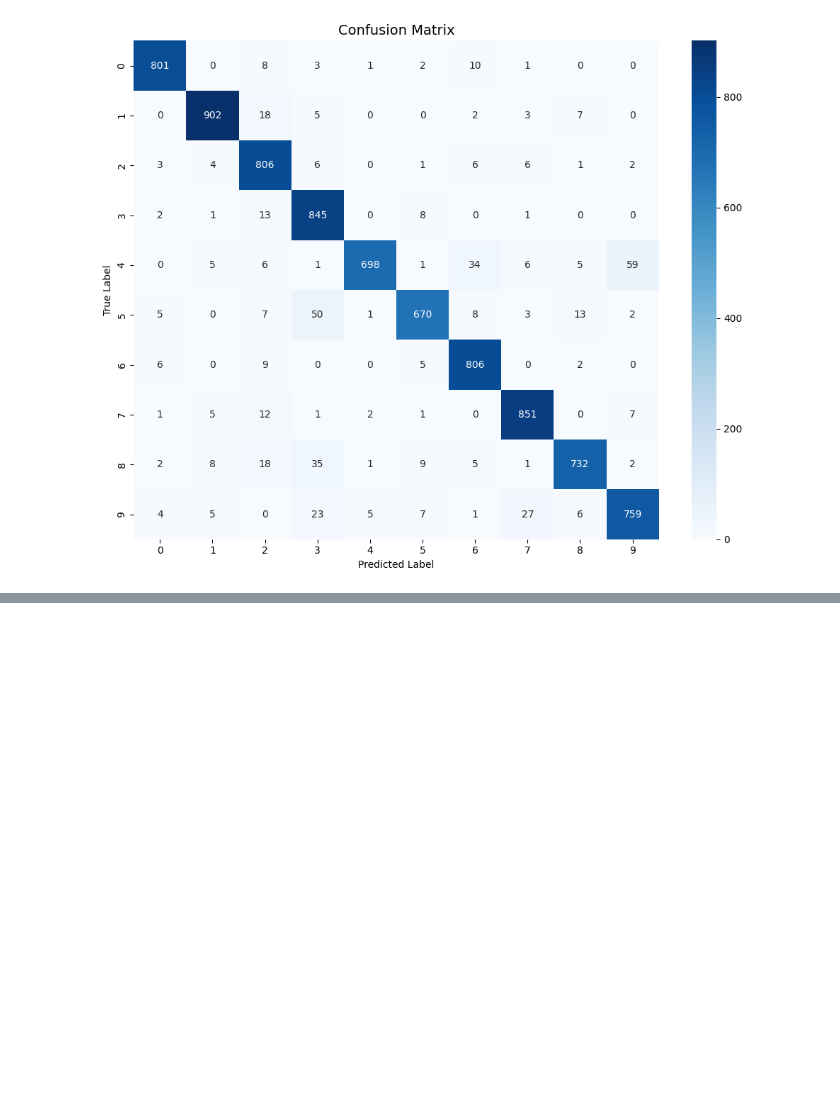
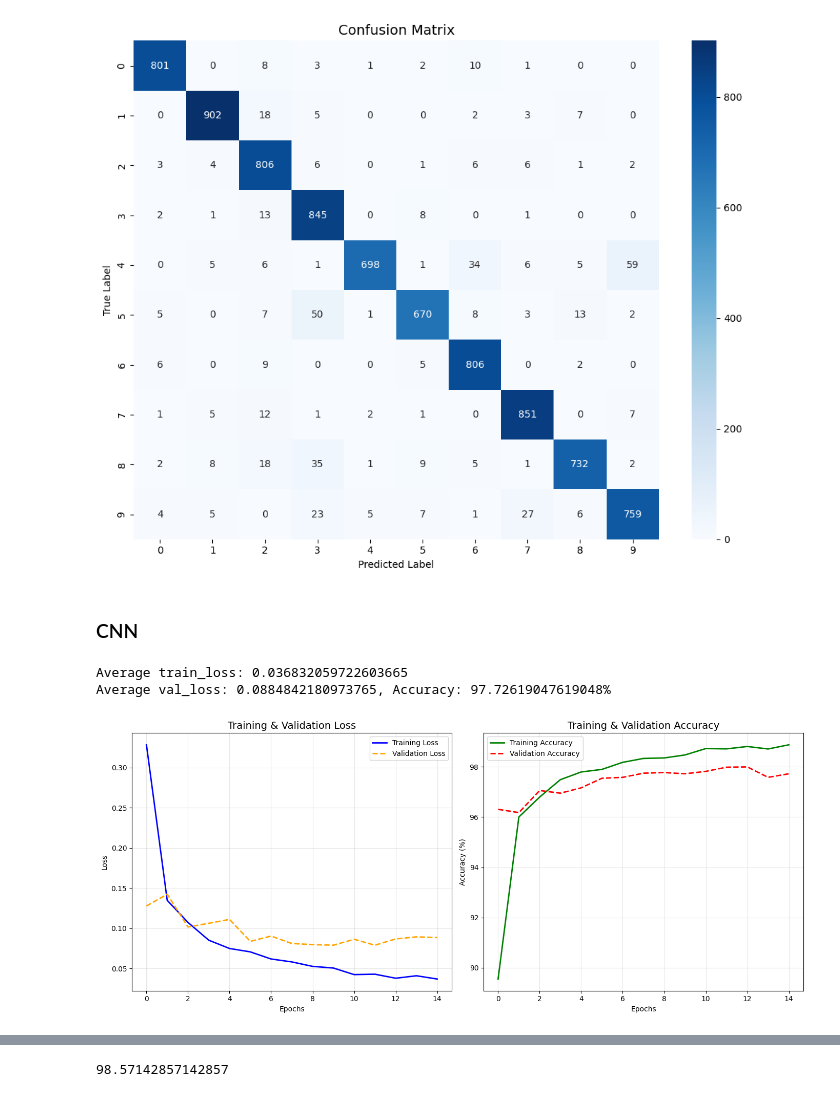
Before and after one commit to Albakatoshy/ML-Practice-and-Labs, a Jupyter notebook: 03-Neural-Networks/MINST_DigitRecognition.ipynb, the cells around one changed output, grey strips where cells are left out. Drawn from its saved outputs; the diff is of its cells as text; code cells hidden in the pictures; blank space fills up the shorter version.

```diff
--- a/03-Neural-Networks/MINST_DigitRecognition.ipynb
+++ b/03-Neural-Networks/MINST_DigitRecognition.ipynb
@@ -398,3 +401,5 @@ Plot_Confusion_Matrix(model, test_loader)
 # %% [output]
 Test Loss: 0.2086, Test Accuracy: 93.69%
 [figure]
+# %% [markdown]
+### CNN
@@ -400,0 +447,12 @@ Test Loss: 0.2086, Test Accuracy: 93.69%
+# %%
+#Create CNN model instance
+torch.manual_seed(42)
+model = CNN_Model()
+criterion = nn.CrossEntropyLoss()
+optimizer = optim.SGD(model.parameters(), lr=0.1)
+PlotResults(*Train_and_Evalute(lr=0.1, epochs=15, batch_size=10))
+Test_Best_Model(model, test_loader)
+# %% [output]
+Average train_loss: 0.036832059722603665
+Average val_loss: 0.0884842180973765, Accuracy: 97.72619047619048%
+[figure, added]
@@ -400,0 +460 @@ Test Loss: 0.2086, Test Accuracy: 93.69%
+98.57142857142857
```
Also changed, not shown: parts of 5 cells of this notebook.
